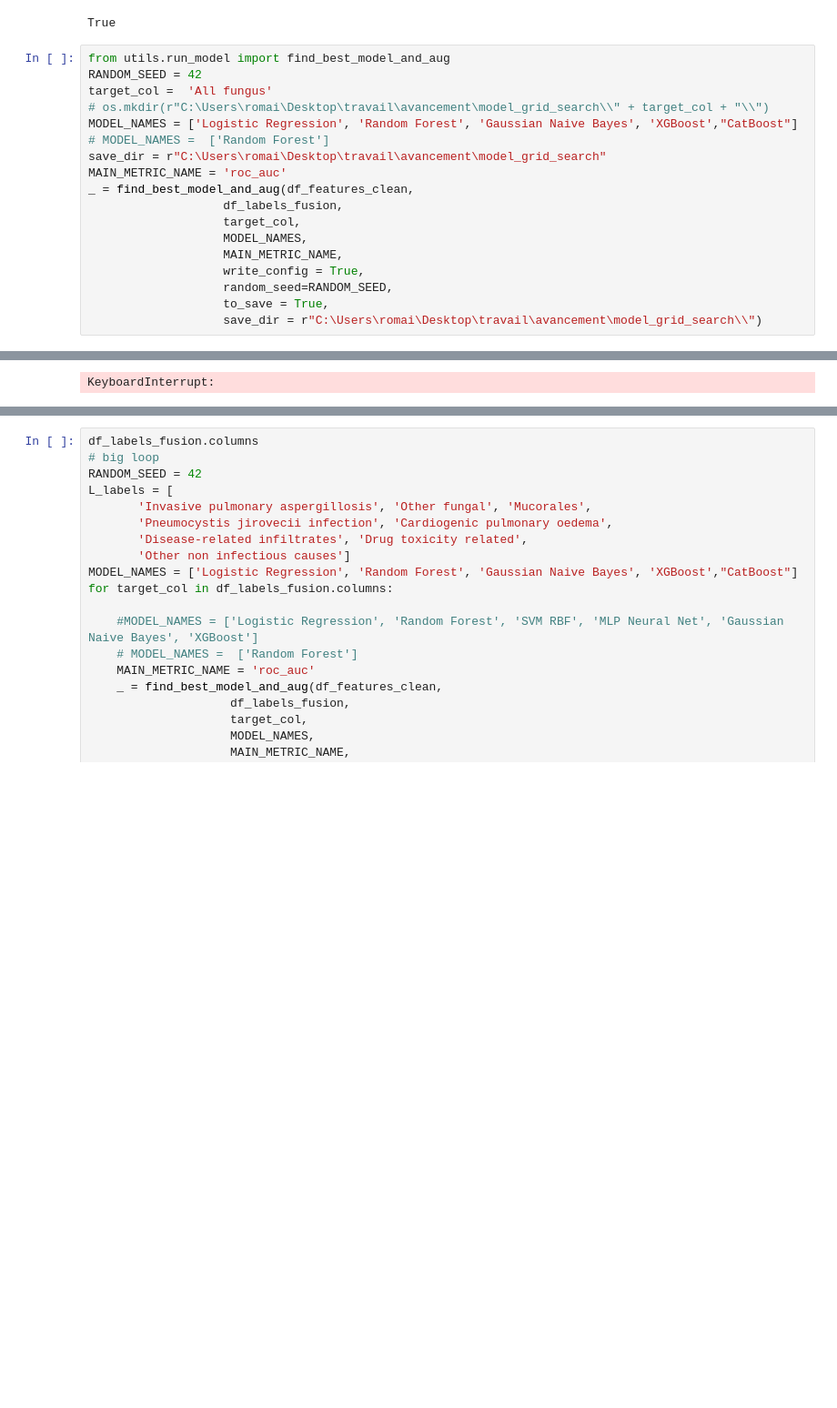
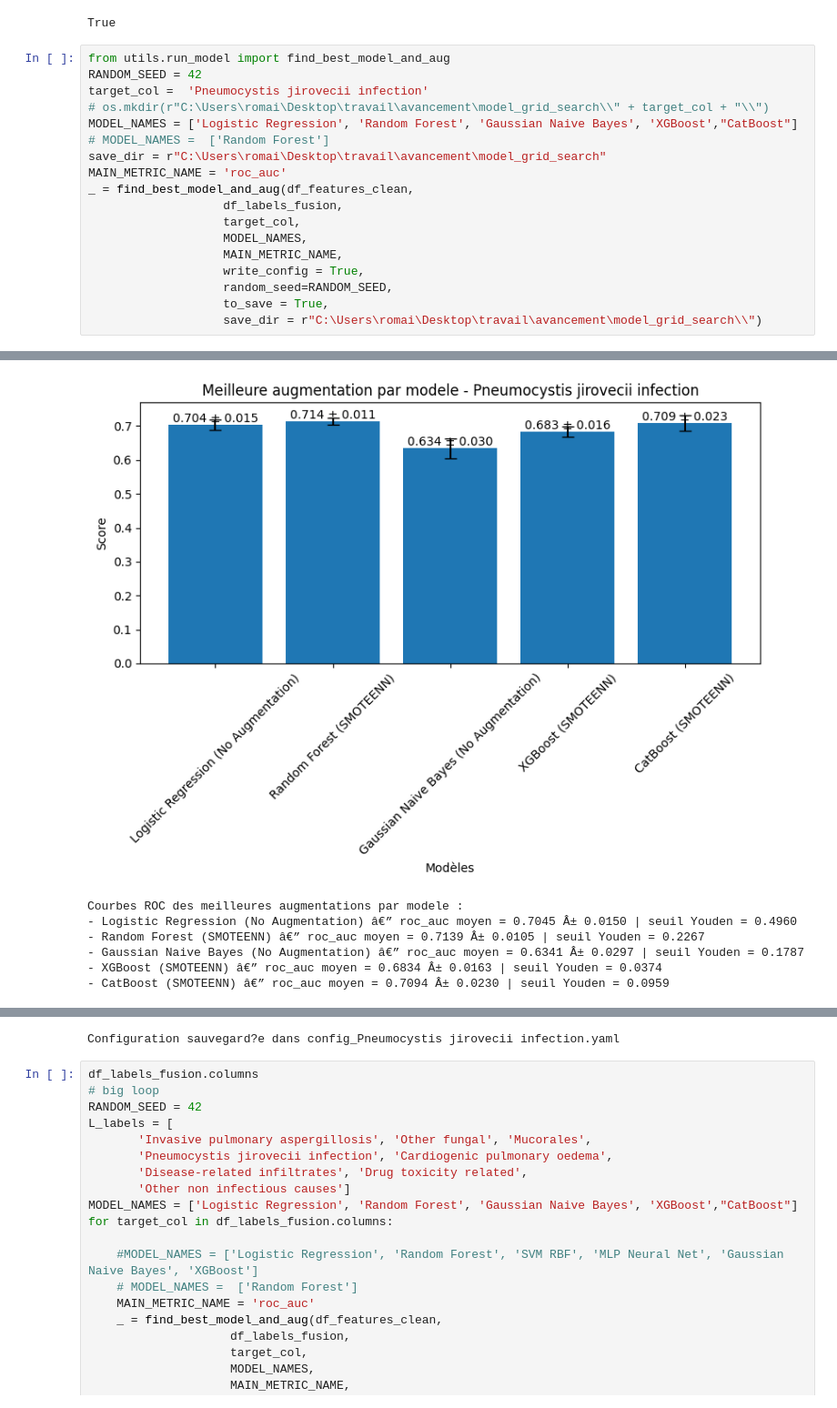
Before and after one commit to Romain-Forte/respiratory_diagnostics, a Jupyter notebook: dev_algo.ipynb, the cells around one changed output, grey strips where cells are left out. Shown at 91% size. Cells and saved outputs as stored; diff of their text form; blank space fills up the shorter version.

```diff
--- a/dev_algo.ipynb
+++ b/dev_algo.ipynb
@@ -214,7 +214,7 @@ True
 # %%
 from utils.run_model import find_best_model_and_aug
 RANDOM_SEED = 42
-target_col =  'All fungus'
+target_col =  'Pneumocystis jirovecii infection'
 # os.mkdir(r"C:\Users\romai\Desktop\travail\avancement\model_grid_search\\" + target_col + "\\")
 MODEL_NAMES = ['Logistic Regression', 'Random Forest', 'Gaussian Naive Bayes', 'XGBoost',"CatBoost"]
 # MODEL_NAMES =  ['Random Forest']
@@ -240 +250,7 @@ Monte Carlo 1/5 (seed=42)
+[figure, added]
-KeyboardInterrupt:
+Courbes ROC des meilleures augmentations par modele :
+- Logistic Regression (No Augmentation) â€” roc_auc moyen = 0.7045 Â± 0.0150 | seuil Youden = 0.4960
+- Random Forest (SMOTEENN) â€” roc_auc moyen = 0.7139 Â± 0.0105 | seuil Youden = 0.2267
+- Gaussian Naive Bayes (No Augmentation) â€” roc_auc moyen = 0.6341 Â± 0.0297 | seuil Youden = 0.1787
+- XGBoost (SMOTEENN) â€” roc_auc moyen = 0.6834 Â± 0.0163 | seuil Youden = 0.0374
+- CatBoost (SMOTEENN) â€” roc_auc moyen = 0.7094 Â± 0.0230 | seuil Youden = 0.0959
@@ -241,3 +258,4 @@ KeyboardInterrupt:
+Configuration sauvegard?e dans config_Pneumocystis jirovecii infection.yaml
 # %%
 df_labels_fusion.columns
 # big loop
```
Also changed, not shown: parts of 2 cells of this notebook, 17 other files.
